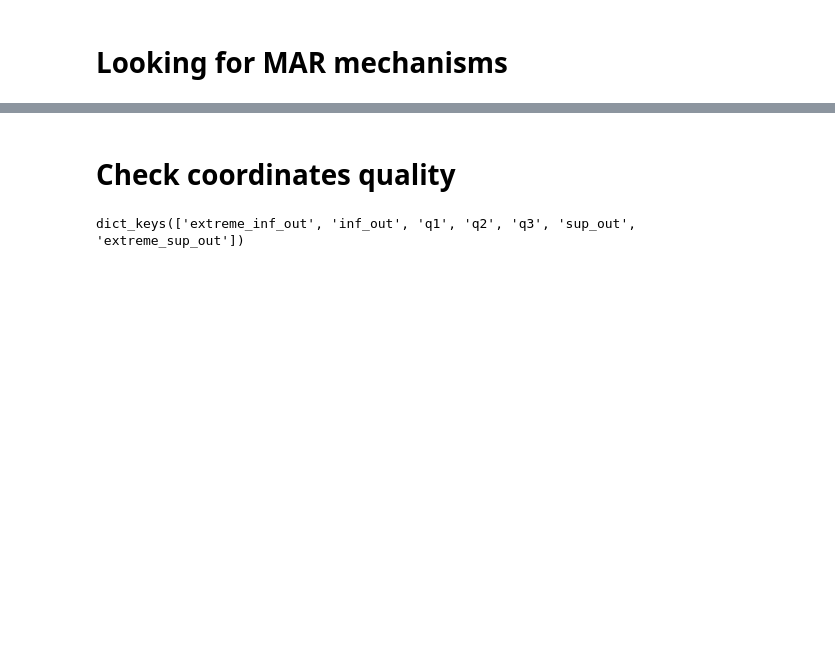
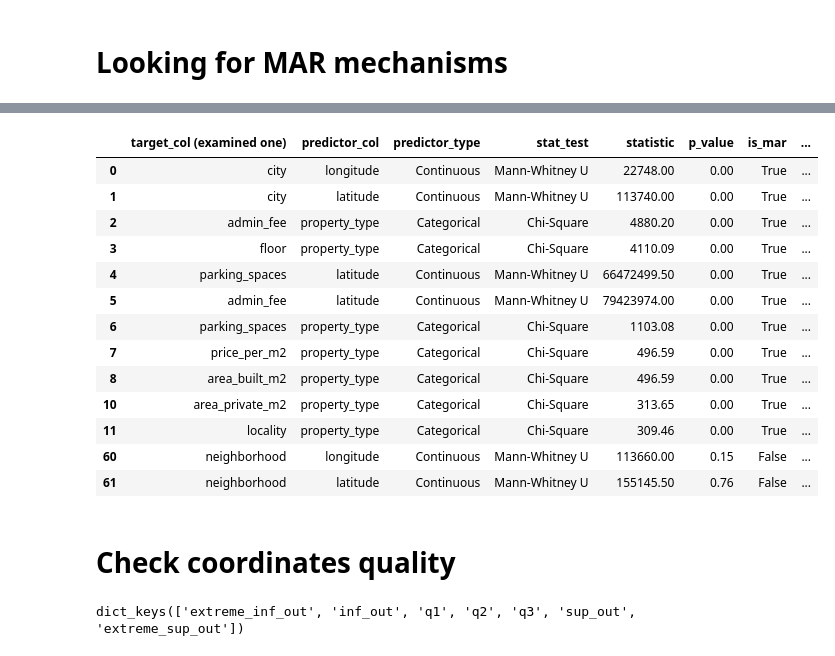
Before and after one commit to juanpablocarrillohortua/proyecto_finca_raiz_colombia, a Jupyter notebook: notebooks/data_cleaning.ipynb, the cells around one changed output, grey strips where cells are left out. Cells and saved outputs as stored; diff of their text form; code cells hidden in the pictures; blank space fills up the shorter version.

```diff
--- a/notebooks/data_cleaning.ipynb
+++ b/notebooks/data_cleaning.ipynb
@@ -578,3 +743,22 @@ mar_results_df.shape
+# %%
+usefull_mar = mar_results_df[mar_results_df['effect_magnitude'] != 'Negligible']
+# %%
+usefull_mar
+# %% [output]
+|  | target_col (examined one) | predictor_col | predictor_type | stat_test | statistic | p_value | is_mar | ... |
+| 0 | city | longitude | Continuous | Mann-Whitney U | 22748.00 | 0.00 | True | ... |
+| 1 | city | latitude | Continuous | Mann-Whitney U | 113740.00 | 0.00 | True | ... |
+| 2 | admin_fee | property_type | Categorical | Chi-Square | 4880.20 | 0.00 | True | ... |
+| 3 | floor | property_type | Categorical | Chi-Square | 4110.09 | 0.00 | True | ... |
+| 4 | parking_spaces | latitude | Continuous | Mann-Whitney U | 66472499.50 | 0.00 | True | ... |
+| 5 | admin_fee | latitude | Continuous | Mann-Whitney U | 79423974.00 | 0.00 | True | ... |
+| 6 | parking_spaces | property_type | Categorical | Chi-Square | 1103.08 | 0.00 | True | ... |
+| 7 | price_per_m2 | property_type | Categorical | Chi-Square | 496.59 | 0.00 | True | ... |
+| 8 | area_built_m2 | property_type | Categorical | Chi-Square | 496.59 | 0.00 | True | ... |
+| 10 | area_private_m2 | property_type | Categorical | Chi-Square | 313.65 | 0.00 | True | ... |
+| 11 | locality | property_type | Categorical | Chi-Square | 309.46 | 0.00 | True | ... |
+| 60 | neighborhood | longitude | Continuous | Mann-Whitney U | 113660.00 | 0.15 | False | ... |
+| 61 | neighborhood | latitude | Continuous | Mann-Whitney U | 155145.50 | 0.76 | False | ... |
 # %% [markdown]
 # Check coordinates quality
 # %%
```
Also changed, not shown: parts of 166 cells of this notebook.
